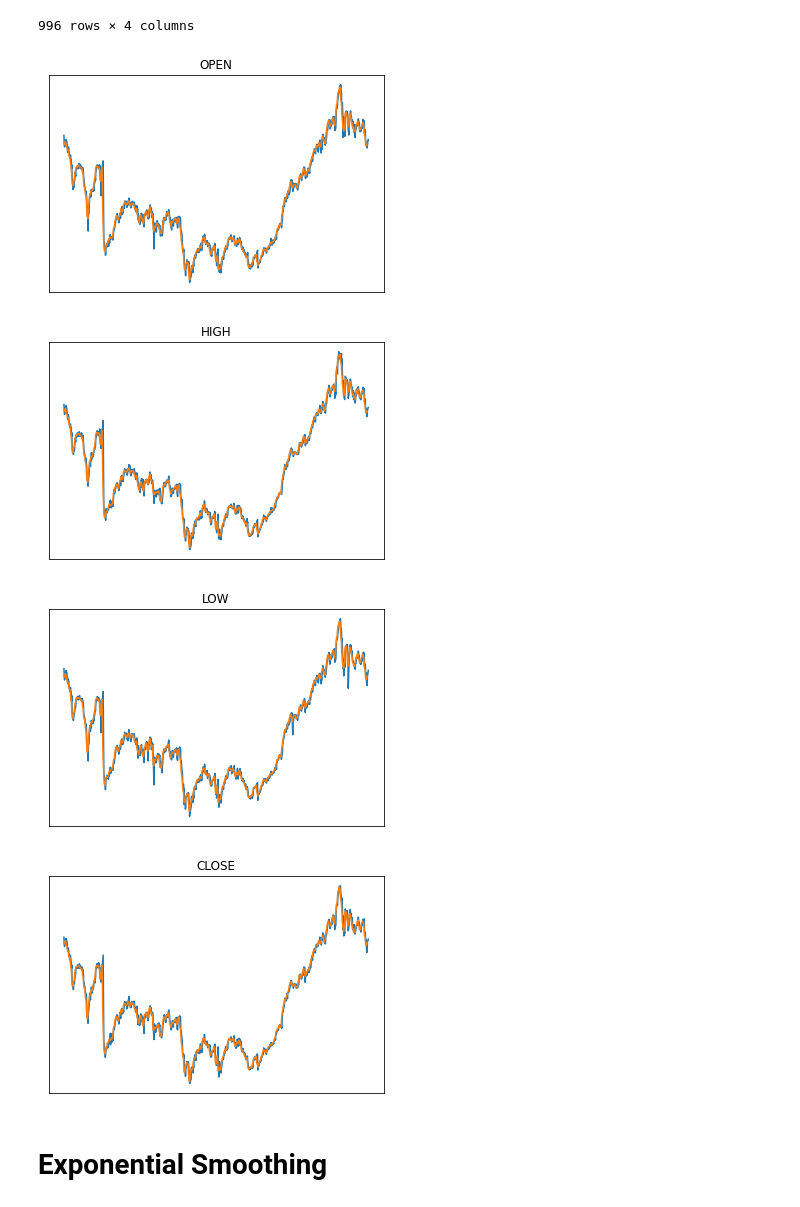
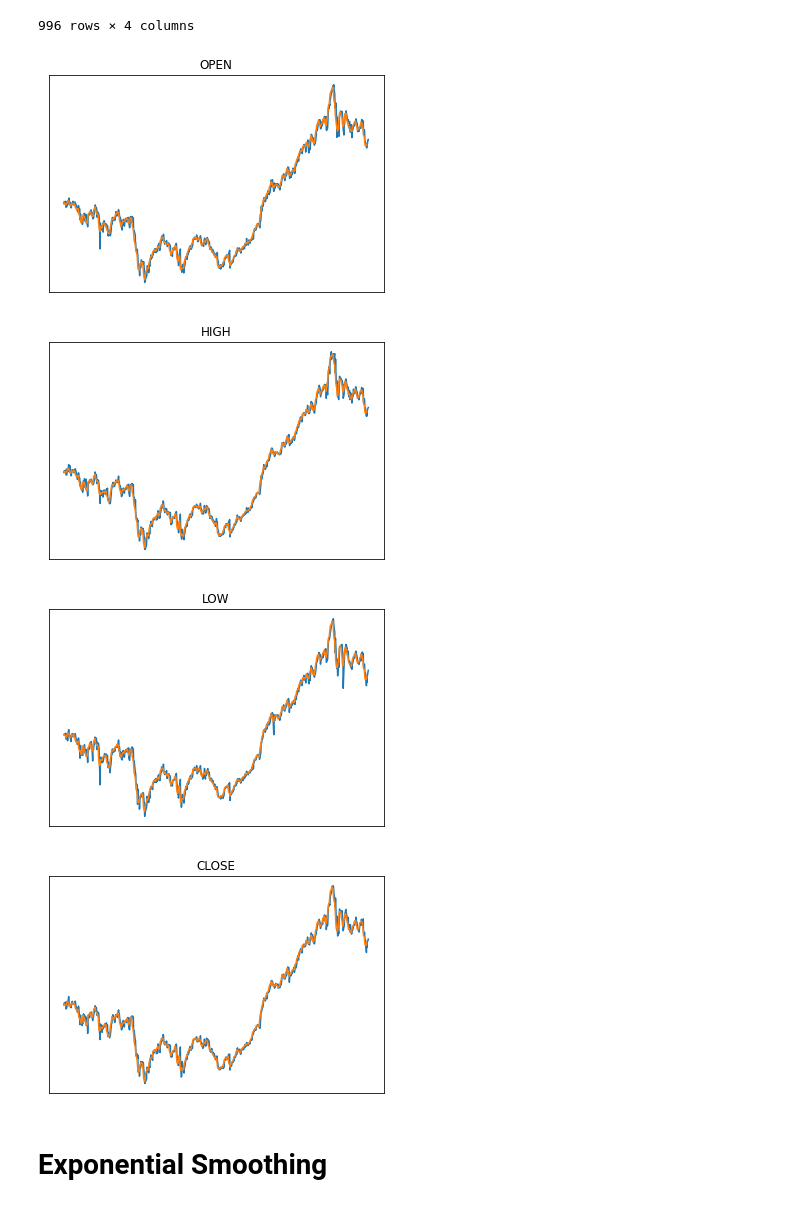
Before and after one commit to vipinkatara/Stock-prediction, a Jupyter notebook: Stock-prediction.ipynb, the cells around one changed output. Cells and saved outputs as stored; diff of their text form; code cells hidden in the pictures.

```diff
--- a/Stock-prediction.ipynb
+++ b/Stock-prediction.ipynb
@@ -123,0 +191,2 @@ plt.show()
+# %%
+train, test = df[:int(0.8*df.shape[0])], df[int(0.8*df.shape[0]):]
@@ -158,21 +219,21 @@ df
 996 rows × 4 columns
 # %%
 r = 0
-for fig in df.columns:
+for fig in train.columns:
     r +=1
     plt.figure(figsize=(15,10))
     plt.subplot(2,2,r)
     plt.subplots_adjust(hspace = 0.5 , wspace = 0.5)
-    plt.plot(df[fig])
-    plt.plot(df[fig].rolling(5).mean())
+    plt.plot(train[fig])
+    plt.plot(train[fig].rolling(5).mean())
     plt.xticks([]) , plt.yticks([])
     plt.title(fig)
 plt.show()
 # %% [output]
-[figure, old version]
+[figure, new version]
-[figure, old version]
+[figure, new version]
-[figure, old version]
+[figure, new version]
-[figure, old version]
+[figure, new version]
 # %% [markdown]
 # Exponential Smoothing
 # %%
```
Also changed, not shown: parts of 22 cells of this notebook.
